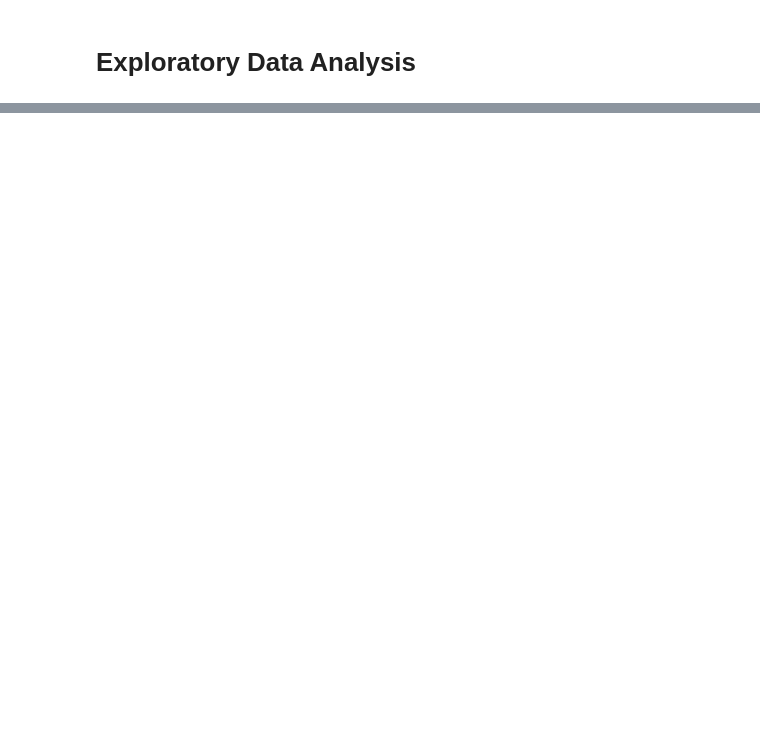
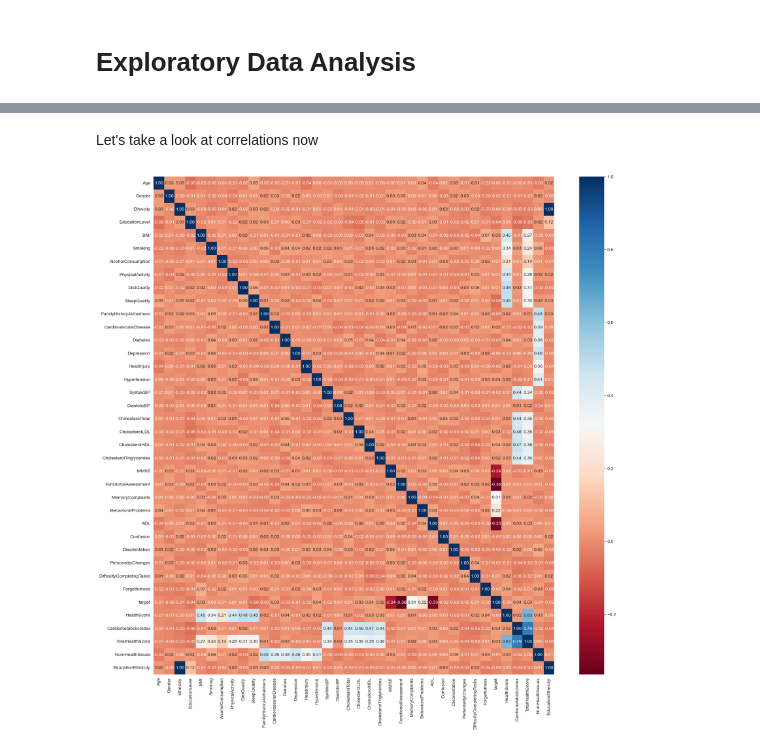
Before and after one commit to akcone2003/Alzheimers_Investigation, a Jupyter notebook: analysis.ipynb, the cells around one changed output, grey strips where cells are left out. Saved outputs shown, nothing was run; the diff lists cells and outputs as text; code cells hidden in the pictures; blank space fills up the shorter version.

```diff
--- a/analysis.ipynb
+++ b/analysis.ipynb
@@ -242,0 +280,11 @@ for feature in cat_features:
+# %% [markdown]
+Let's take a look at correlations now
+# %%
+# Creating correlation matrix
+correlations = df.corr()
+
+plt.figure(figsize=(20,20))
+sns.heatmap(correlations, annot=True, fmt=".2f", cmap='RdBu')
+plt.show()
+# %% [output]
+[figure, added]
```
Also changed, not shown: parts of 18 cells of this notebook.
